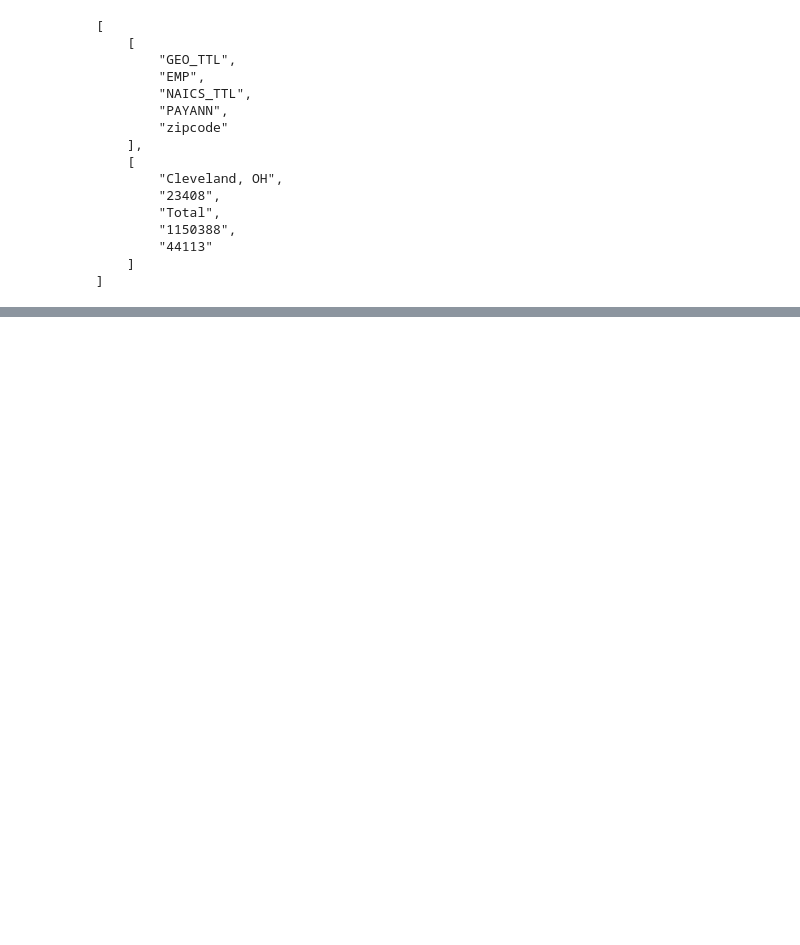
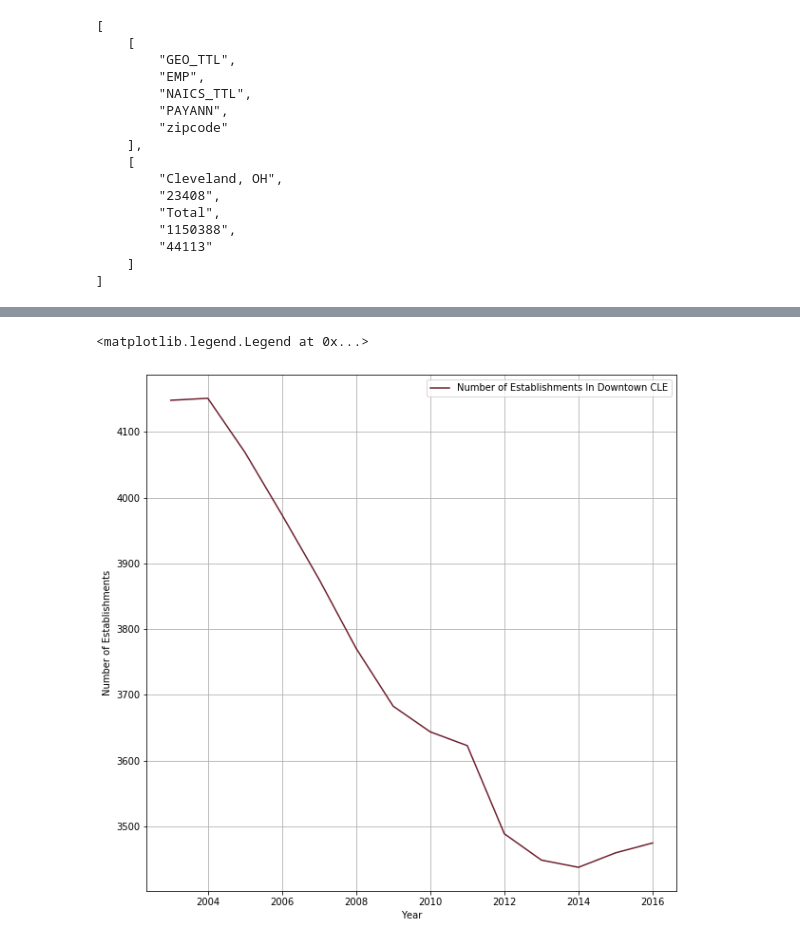
Before and after one commit to Zachary-A-Frame/Analysis-Of-Lebrons-Impact-On-Cleveland, a Jupyter notebook: app.ipynb, the cells around one changed output, grey strips where cells are left out. Cells and saved outputs as stored; diff of their text form; code cells hidden in the pictures; blank space fills up the shorter version.

```diff
--- a/app.ipynb
+++ b/app.ipynb
@@ -143,0 +175,10 @@ https://api.census.gov/data/2009/zbp?get=EMP,ESTAB&for=zipcode:44113&key=d38a2e9
+# %%
+time_series = estab_stats.plot(kind="line", grid=True, color="#6f212f", figsize=(10, 10))
+time_series.set_xlabel("Year")
+time_series.set_ylabel("Number of Establishments")
+
+legend = ["Number of Establishments In Downtown CLE"]
+plt.legend(legend, loc="best")
+# %% [output]
+<matplotlib.legend.Legend at 0x...>
+[figure, added]
```
Also changed, not shown: parts of 11 cells of this notebook, 4 other files.
